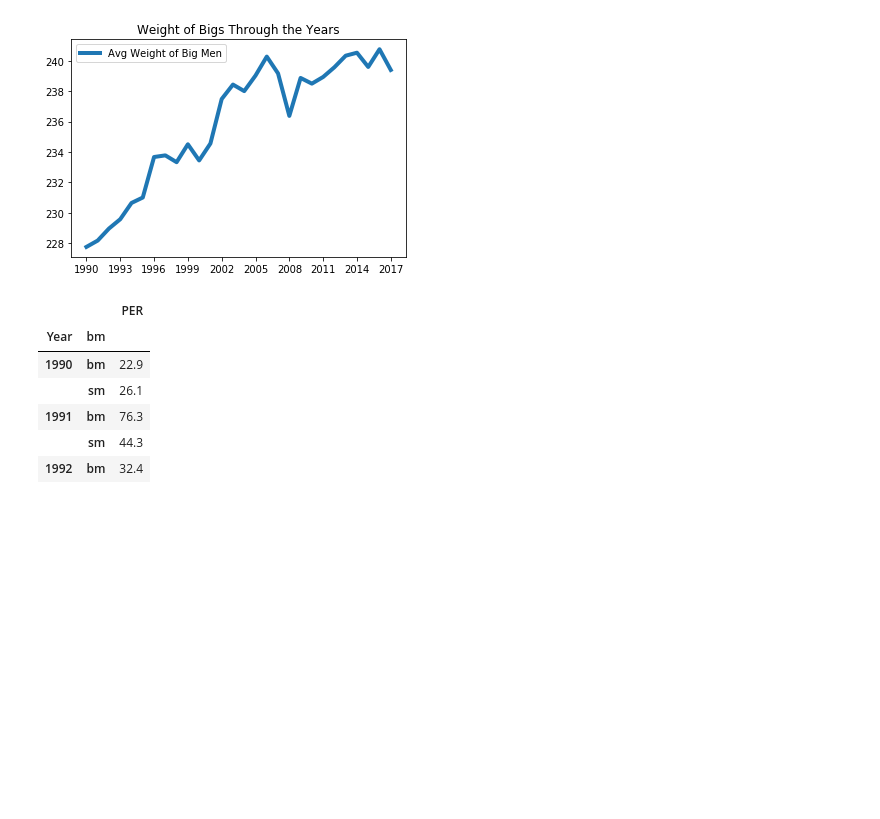
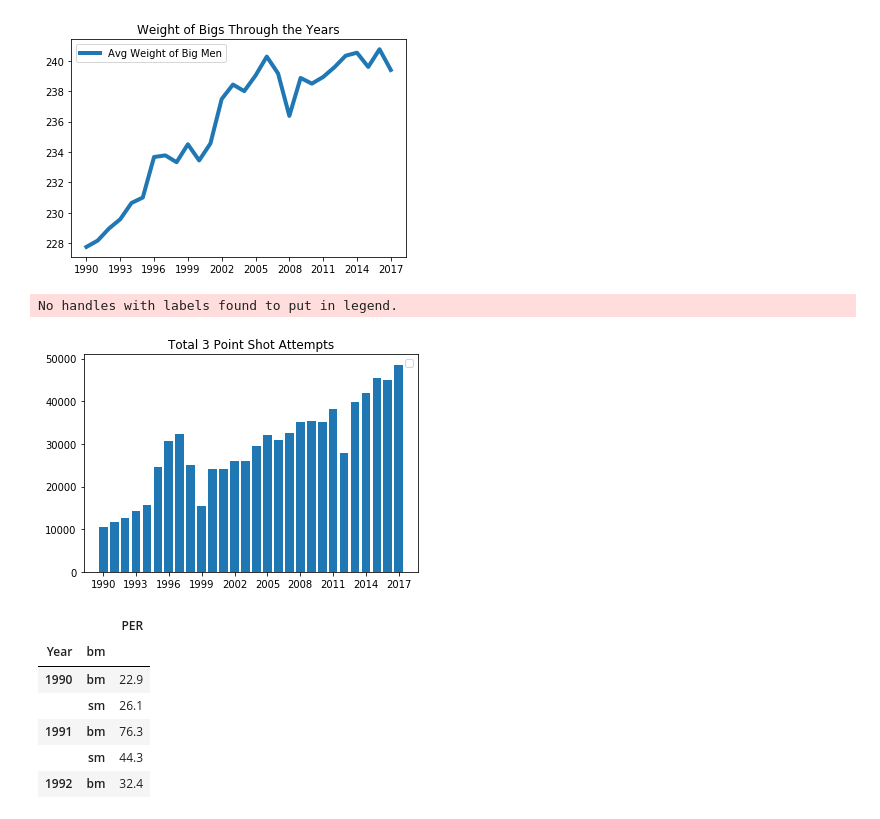
Before and after one commit to logan7734/Project1_repo, a Jupyter notebook: andrew_project_1.ipynb, the cells around one changed output. Cells and saved outputs as stored; diff of their text form; code cells hidden in the pictures; blank space fills up the shorter version.

Commit message:
adding one more plot image

```diff
--- a/andrew_project_1.ipynb
+++ b/andrew_project_1.ipynb
@@ -1027,6 +1027,30 @@ plt.savefig('weight of bigs')
 plt.show()
 # %% [output]
 [figure]
+# %%
+# Plotting total number of 3's in the NBA through the yrs
+bm_ar = sm_df['3PA'].sum()
+#sm_ar = sm_df['3PAr'].mean()
+
+bm_ar = bm_ar.reset_index()
+#sm_ar = sm_ar.reset_index()
+
+
+#bm_ar_graph = bm_ar.loc[bm_ar["bm"]=="bm"]
+#sm_ar_graph = sm_ar.loc[sm_ar['bm']=='sm']
+
+plt.bar(bm_ar['Year'], bm_ar['3PA'], linewidth = 4)
+#plt.plot(sm_ar_graph['Year'], sm_ar_graph['3PAr'],
+     # label = 'Small Men', linewidth = 4)
+plt.xticks(np.arange(1990,2018, step=3))
+plt.legend()
+plt.title('Total 3 Point Shot Attempts')
+plt.savefig('3pt shot attempts')
+
+plt.show()
+# %% [output]
+No handles with labels found to put in legend.
+[figure, added]
 # %%
 best_c = sm_df['PER'].max()
 
```
Also changed, not shown: parts of 9 cells of this notebook, 4 other files.
